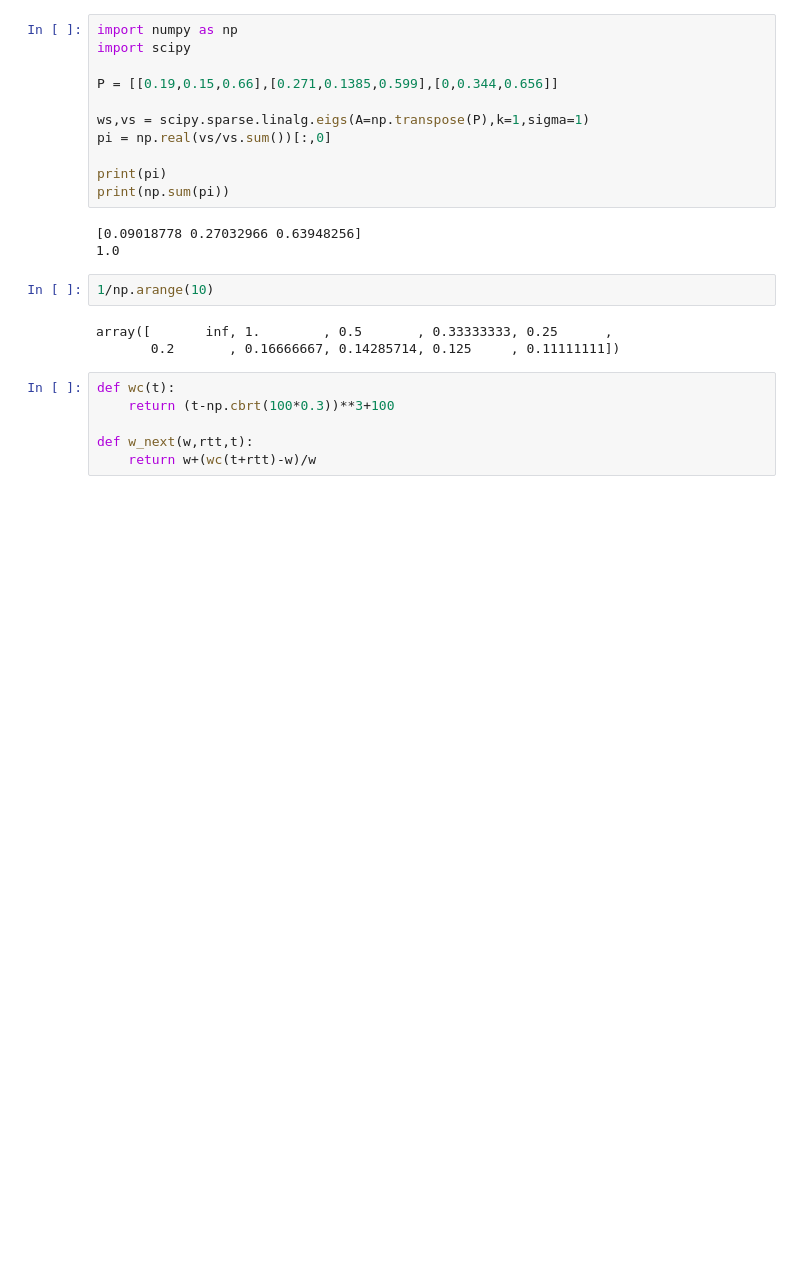
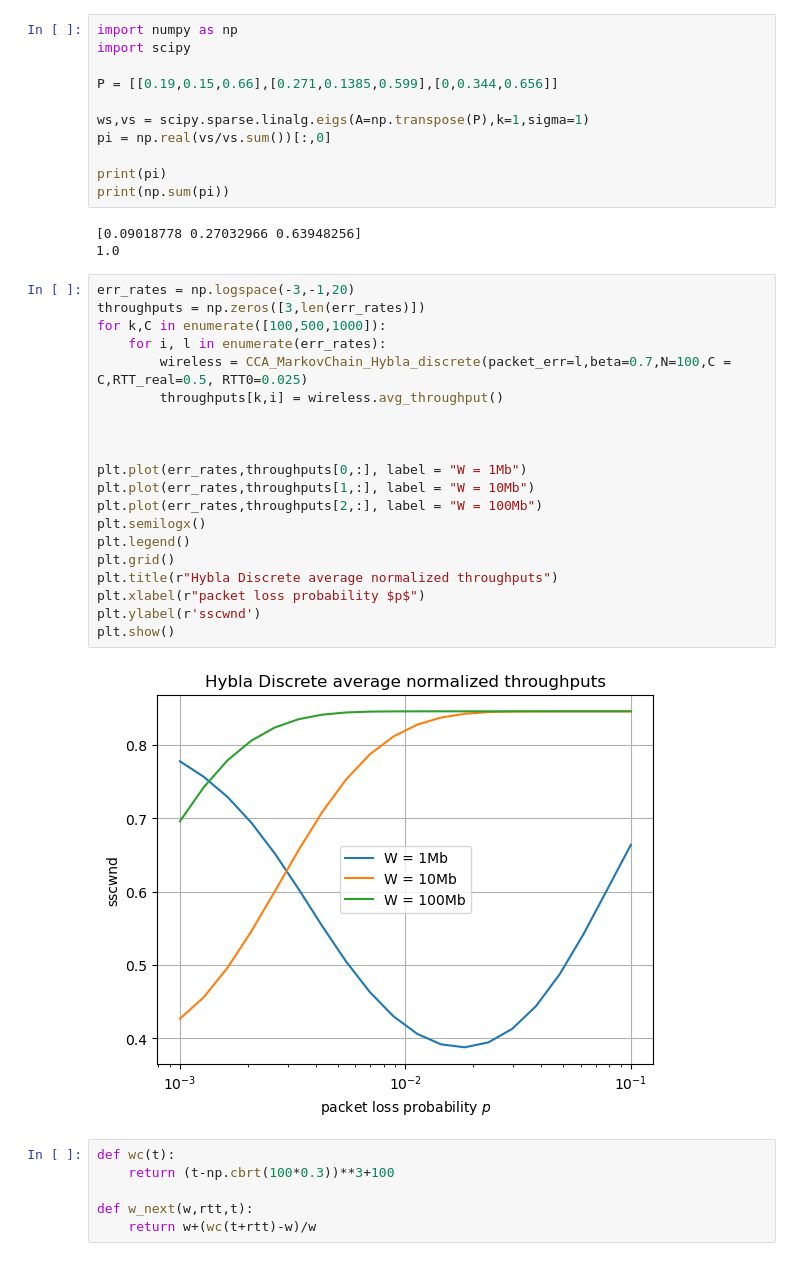
Before and after one commit to megretj/qpepcca, a Jupyter notebook: random_test.ipynb, the cells around one changed output. Cells and saved outputs as stored; diff of their text form; blank space fills up the shorter version.

Commit message:
changed sscwnd in hybla discrete

```diff
--- a/random_test.ipynb
+++ b/random_test.ipynb
@@ -104,11 +101,28 @@ print(np.sum(pi))
 # %% [output]
 [0.09018778 0.27032966 0.63948256]
 1.0
-# %%
-1/np.arange(10)
-# %% [output]
-array([       inf, 1.        , 0.5       , 0.33333333, 0.25      ,
-       0.2       , 0.16666667, 0.14285714, 0.125     , 0.11111111])
+# %%
+err_rates = np.logspace(-3,-1,20)
+throughputs = np.zeros([3,len(err_rates)])
+for k,C in enumerate([100,500,1000]):
+    for i, l in enumerate(err_rates):
+        wireless = CCA_MarkovChain_Hybla_discrete(packet_err=l,beta=0.7,N=100,C = C,RTT_real=0.5, RTT0=0.025)
+        throughputs[k,i] = wireless.avg_throughput()
+
+
+
+plt.plot(err_rates,throughputs[0,:], label = "W = 1Mb")
+plt.plot(err_rates,throughputs[1,:], label = "W = 10Mb")
+plt.plot(err_rates,throughputs[2,:], label = "W = 100Mb")
+plt.semilogx()
+plt.legend()
+plt.grid()
+plt.title(r"Hybla Discrete average normalized throughputs")
+plt.xlabel(r"packet loss probability $p$")
+plt.ylabel(r'sscwnd')
+plt.show()
+# %% [output]
+[figure, added]
 # %%
 def wc(t):
     return (t-np.cbrt(100*0.3))**3+100
```
Also changed, not shown: parts of 2 cells of this notebook, 2 other files.
